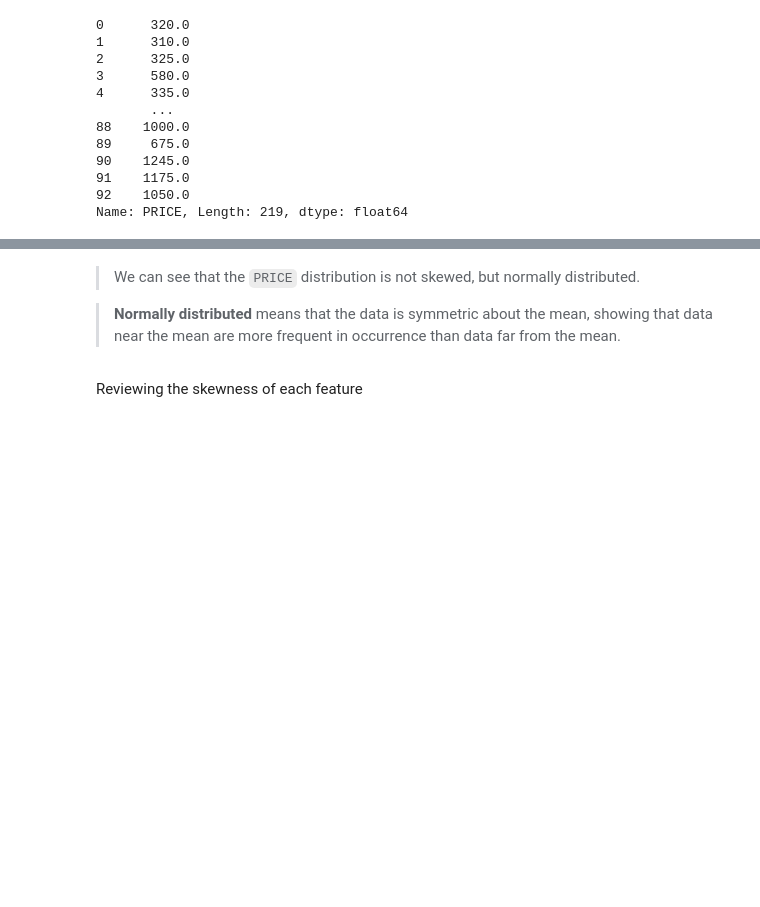
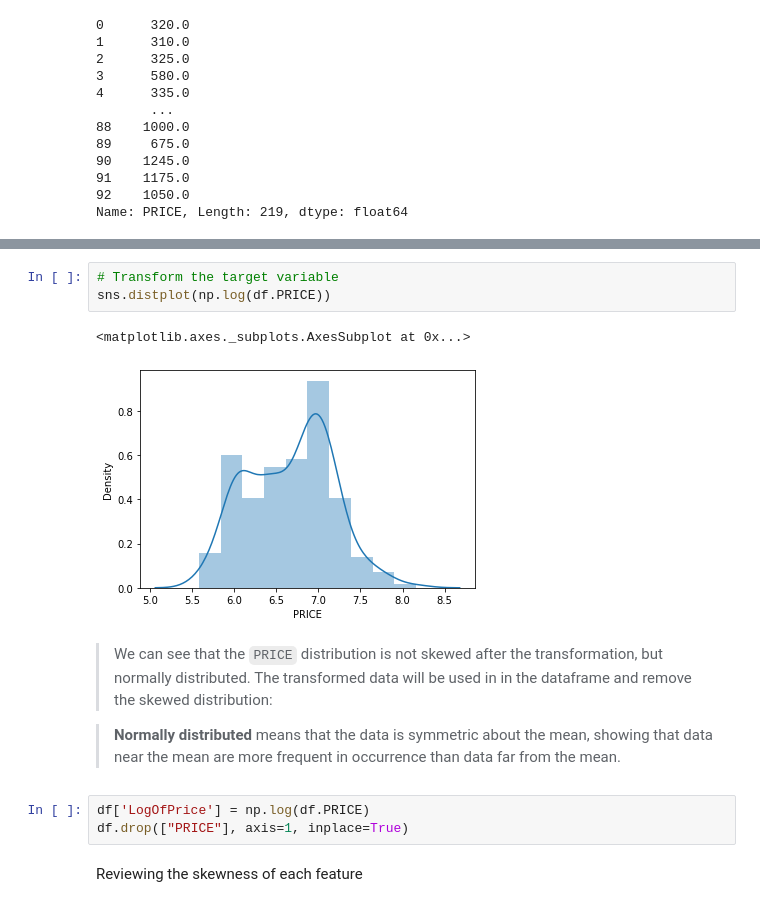
Before and after one commit to jaklin99/Hosing-Price-Predictor, a Jupyter notebook: HousingPredictor_Scrape_Final.ipynb, the cells around one changed output, grey strips where cells are left out. Cells and saved outputs as stored; diff of their text form; blank space fills up the shorter version.

```diff
--- a/HousingPredictor_Scrape_Final.ipynb
+++ b/HousingPredictor_Scrape_Final.ipynb
@@ -454,10 +468,20 @@ sns.distplot(df['PRICE'])
+# %%
+# Transform the target variable
+sns.distplot(np.log(df.PRICE))
+# %% [output]
+<matplotlib.axes._subplots.AxesSubplot at 0x...>
+[figure, added]
 # %% [markdown]
 
 
-> We can see that the `PRICE` distribution is not skewed, but normally distributed.
+> We can see that the `PRICE` distribution is not skewed after the transformation, but normally distributed.
+>The transformed data will be used in in the dataframe and remove the skewed distribution:
 
 
 > **Normally distributed** means that the data is symmetric about the mean, showing that data near the mean are more frequent in occurrence than data far from the mean.
+# %%
+df['LogOfPrice'] = np.log(df.PRICE)
+df.drop(["PRICE"], axis=1, inplace=True)
 # %% [markdown]
 Reviewing the skewness of each feature
 # %%
```
Also changed, not shown: parts of 77 cells of this notebook, 5 other files.
